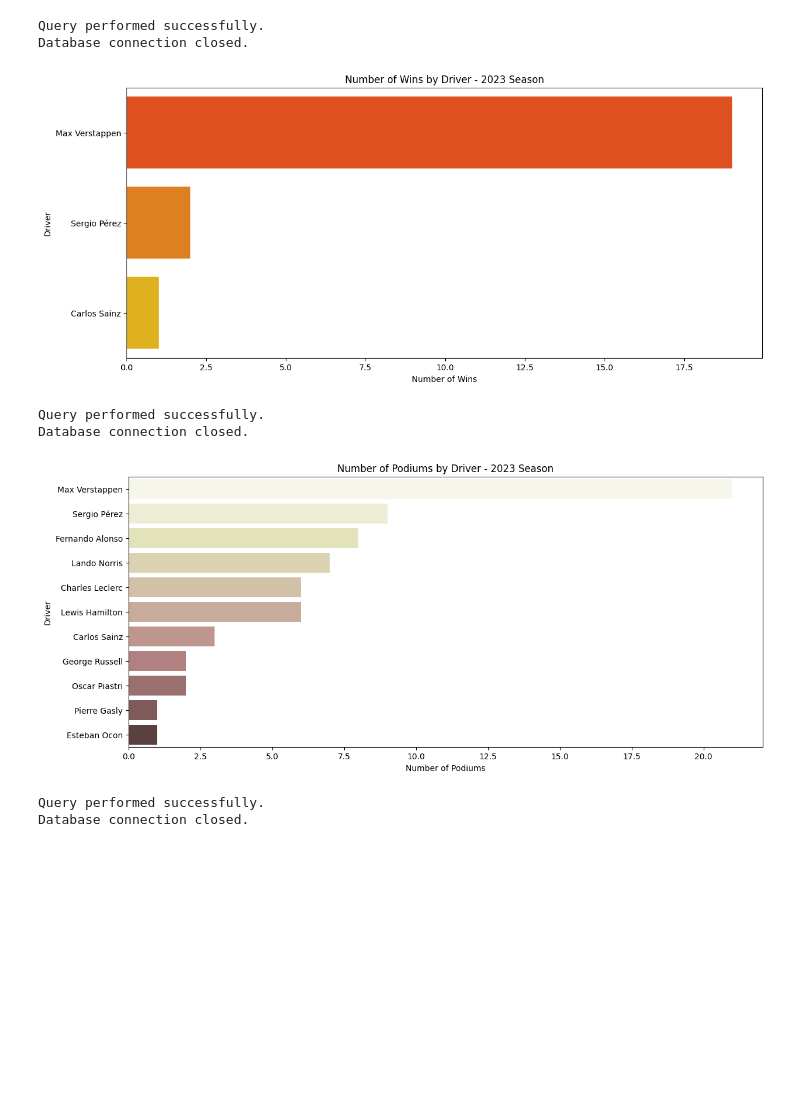
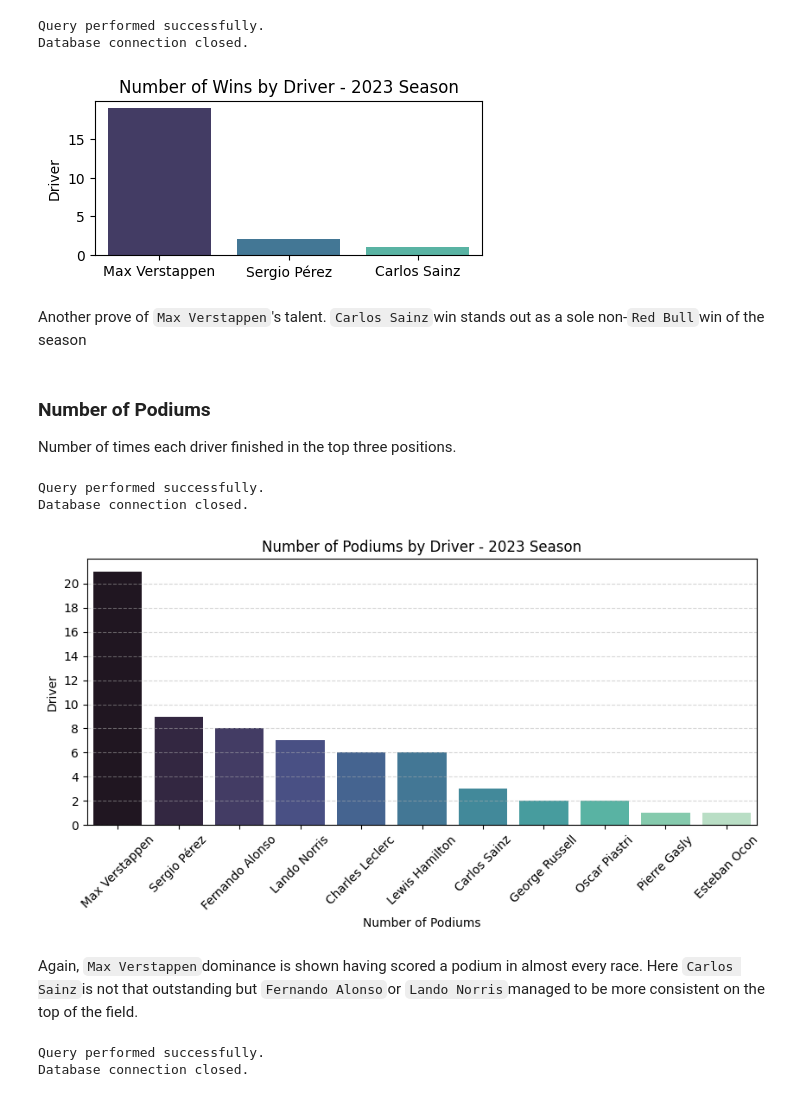
Before and after one commit to SupernovaIa/Proyecto5-F1-Analysis, a Jupyter notebook: notebooks/03-eda.ipynb, the cells around one changed output. Drawn from its saved outputs; the diff is of its cells as text; code cells hidden in the pictures; blank space fills up the shorter version.

```diff
--- a/notebooks/03-eda.ipynb
+++ b/notebooks/03-eda.ipynb
@@ -204,19 +219,24 @@ df_8.columns = ['Driver', 'wins']
 Query performed successfully.
 Database connection closed.
 # %%
-plt.figure(figsize=(14, 6))
+plt.figure(figsize=(5, 2))
 sns.barplot(
-    x='wins',
-    y='Driver',
+    y='wins',
+    x='Driver',
     data=df_8,
-    palette='autumn'
+    palette='mako'
 )
-plt.xlabel('Number of Wins')
+plt.xlabel('')
 plt.ylabel('Driver')
 plt.title('Number of Wins by Driver - 2023 Season')
 plt.show()
 # %% [output]
-[figure, old version]
+[figure, new version]
+# %% [markdown]
+Another prove of `Max Verstappen`'s talent. `Carlos Sainz`win stands out as a sole non-`Red Bull`win of the season
+# %% [markdown]
+### Number of Podiums
+Number of times each driver finished in the top three positions.
 # %%
 df_9 = pd.DataFrame(sql_query(query_9))
 df_9.columns = ['Driver', 'podiums']
@@ -224,19 +244,24 @@ df_9.columns = ['Driver', 'podiums']
 Query performed successfully.
 Database connection closed.
 # %%
-plt.figure(figsize=(14, 6))
+plt.figure(figsize=(10, 4))
 sns.barplot(
-    x='podiums',
-    y='Driver',
+    y='podiums',
+    x='Driver',
     data=df_9,
-    palette='pink_r'
+    palette='mako'
 )
 plt.xlabel('Number of Podiums')
+plt.xticks(rotation=45)
+plt.yticks(np.arange(0, 22, step=2))
 plt.ylabel('Driver')
 plt.title('Number of Podiums by Driver - 2023 Season')
+plt.grid(axis='y', linestyle='--', alpha=0.5)
 plt.show()
 # %% [output]
-[figure, old version]
+[figure, new version]
+# %% [markdown]
+Again, `Max Verstappen`dominance is shown having scored a podium in almost every race. Here `Carlos Sainz`is not that outstanding but `Fernando Alonso`or `Lando Norris`managed to be more consistent on the top of the field.
 # %%
 df_10 = pd.DataFrame(sql_query(query_10))
 df_10.columns = ['Driver', 'total_positions_gained']
```
Also changed, not shown: parts of 7 cells of this notebook.
